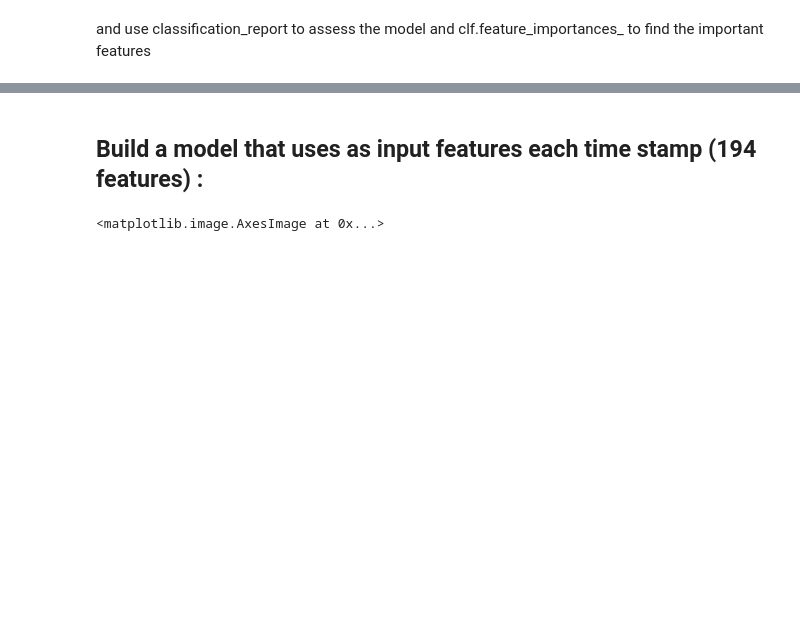
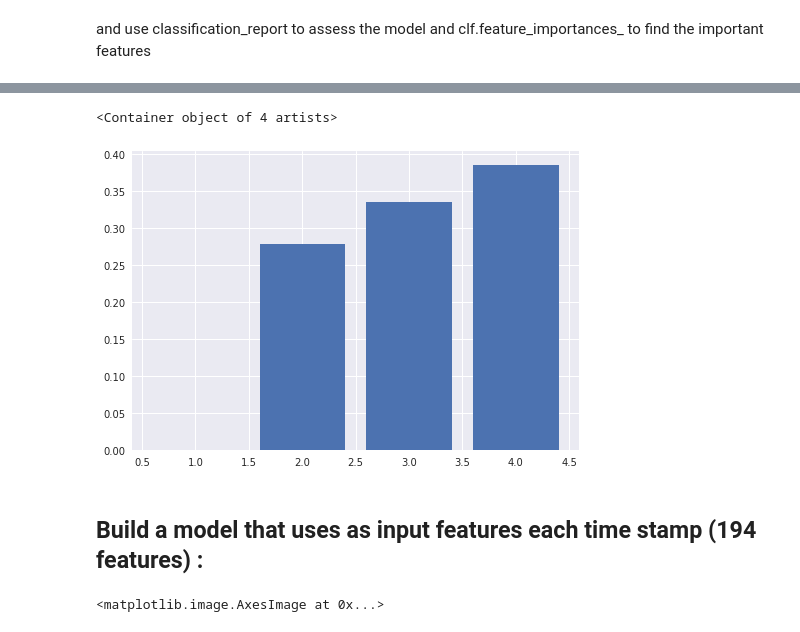
Before and after one commit to twwwy/PUI2018_wyw238, a Jupyter notebook: HW11_wyw238/assignment1.ipynb, the cells around one changed output, grey strips where cells are left out. Saved outputs shown, nothing was run; the diff lists cells and outputs as text; code cells hidden in the pictures; blank space fills up the shorter version.

```diff
--- a/HW11_wyw238/assignment1.ipynb
+++ b/HW11_wyw238/assignment1.ipynb
@@ -428,3 +443,6 @@ c2 = stationsstd[~np.isnan(stationsstd)]
+# %%
+comdY = combined.dropna(axis=1).T.iloc[:, 1:]
+comdX = combined.dropna(axis=1).T.iloc[:, 0:1]
 # %% [markdown]
 you will have to remove time series containing NaN because the random forest sklearn implementation does not work with NaNs.
 An easy way to do that is to remove all time series whose standard deviation is NaN
@@ -536,3 +501,8 @@ imshow(confusion_matrix(y_test, y_pred))
+# %%
+plt.bar(range(1,5), clf.feature_importances_)
+# %% [output]
+<Container object of 4 artists>
+[figure, added]
 # %% [markdown]
 ## Build a model that uses as input features each time stamp (194 features) :
 # %%
```
Also changed, not shown: parts of 38 cells of this notebook.
